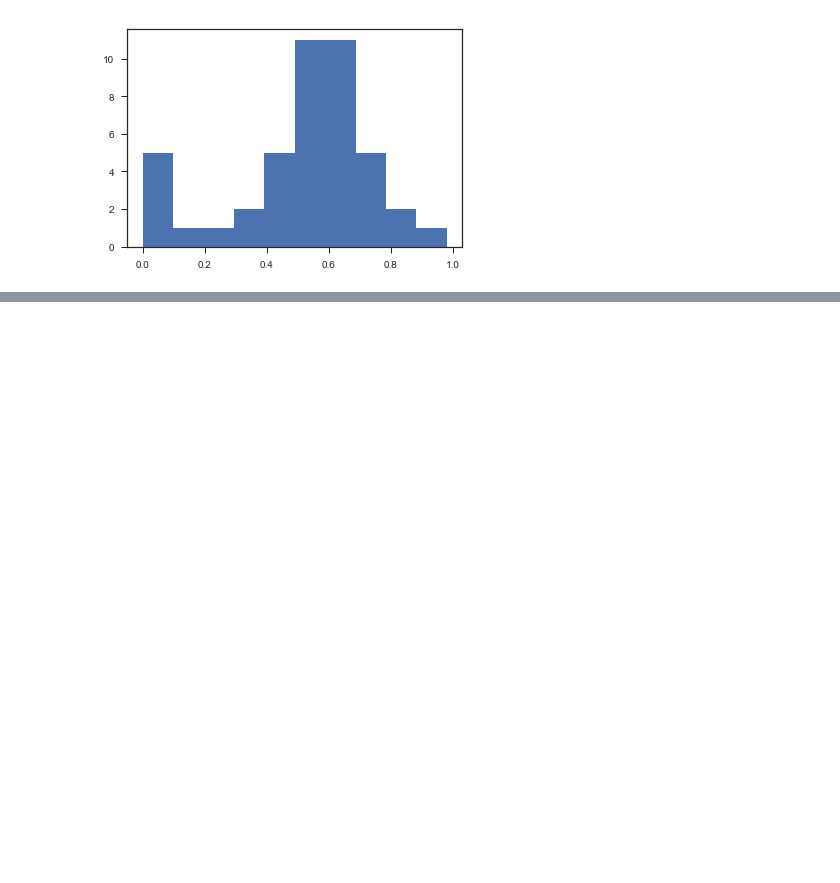
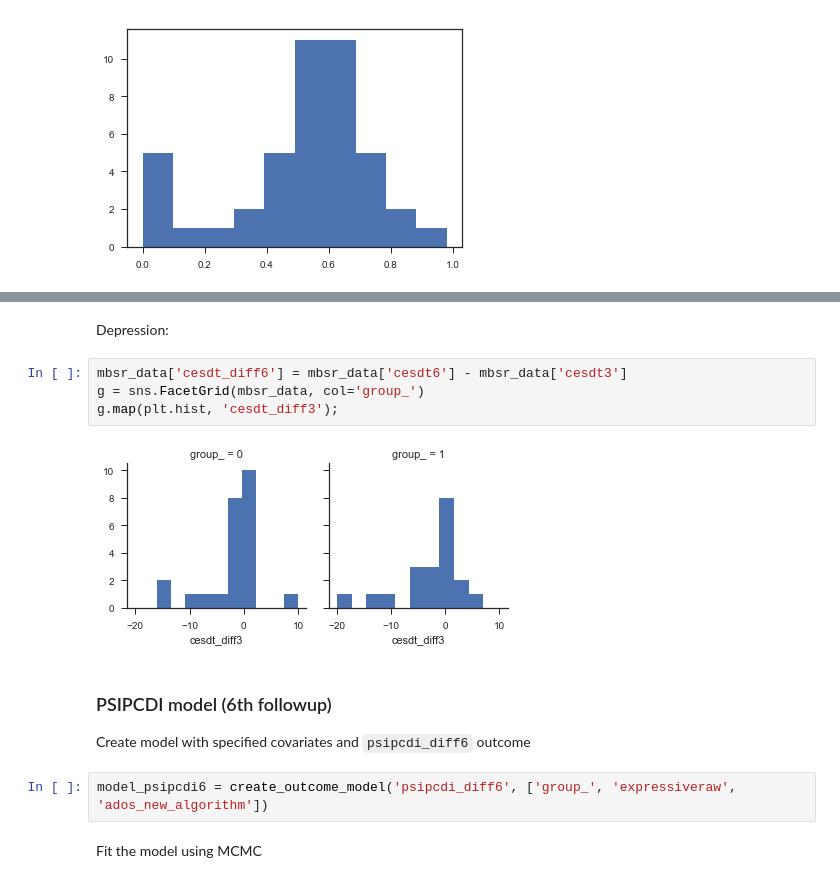
Before and after one commit to fonnesbeck/mbsr_intervention_study, a Jupyter notebook: notebooks/MBSR Trial Analysis.ipynb, the cells around one changed output, grey strips where cells are left out. Cells and saved outputs as stored; diff of their text form; blank space fills up the shorter version.

```diff
--- a/notebooks/MBSR Trial Analysis.ipynb
+++ b/notebooks/MBSR Trial Analysis.ipynb
@@ -343,0 +358,16 @@ plt.hist([np.round(percentileofscore(x, y)/100, 2) for x, y in zip(ppc_cesdt['ob
+# %% [markdown]
+Depression:
+# %%
+mbsr_data['cesdt_diff6'] = mbsr_data['cesdt6'] - mbsr_data['cesdt3']
+g = sns.FacetGrid(mbsr_data, col='group_')
+g.map(plt.hist, 'cesdt_diff3');
+# %% [output]
+[figure, added]
+# %% [markdown]
+### PSIPCDI model (6th followup)
+
+Create model with specified covariates and `psipcdi_diff6` outcome
+# %%
+model_psipcdi6 = create_outcome_model('psipcdi_diff6', ['group_', 'expressiveraw', 'ados_new_algorithm'])
+# %% [markdown]
+Fit the model using MCMC
```
Also changed, not shown: parts of 32 cells of this notebook.
